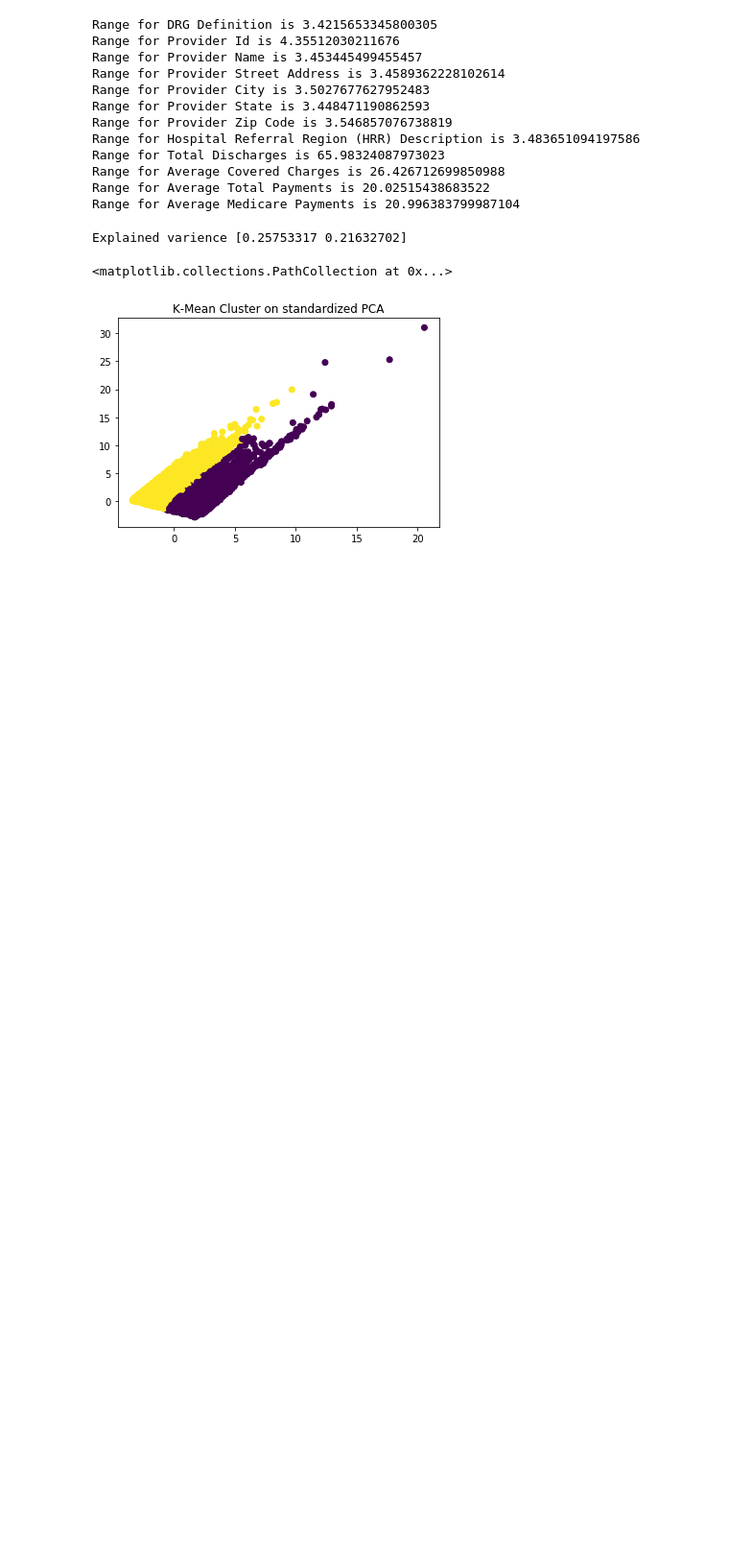
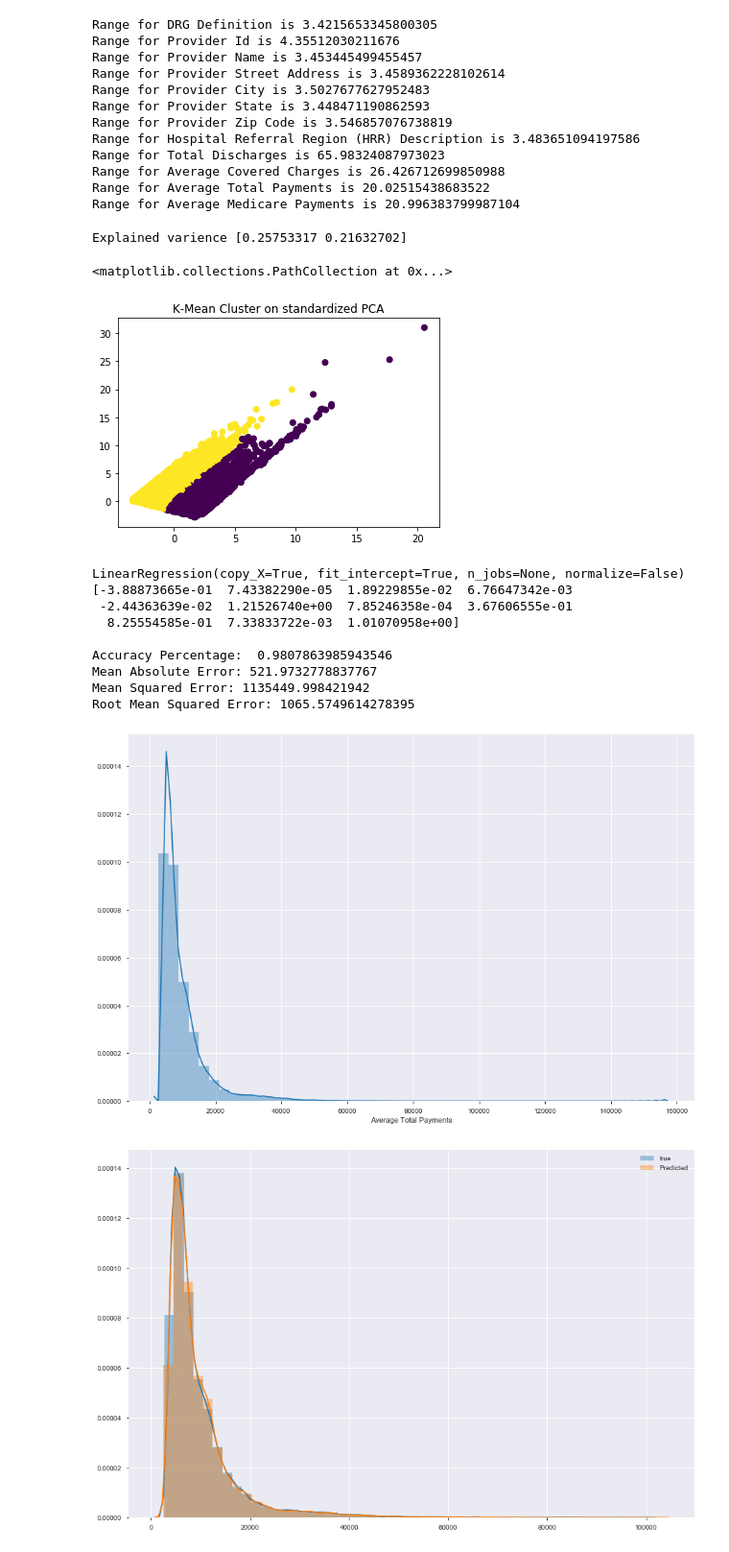
Before and after one commit to MBCoder123/DataMineProject, a Jupyter notebook: Project.ipynb, the cells around one changed output. Shown: that part at 96% size. Saved outputs shown, nothing was run; the diff lists cells and outputs as text; code cells hidden in the pictures; blank space fills up the shorter version.

```diff
--- a/Project.ipynb
+++ b/Project.ipynb
@@ -253,3 +226,58 @@ plt.scatter(result[0],result[1],c=colors)
 Explained varience [0.25753317 0.21632702]
 <matplotlib.collections.PathCollection at 0x...>
 [figure]
+# %%
+# Multiple Linear Regression Algorithm
+
+y = df['Average Total Payments'].values
+X = df.drop(columns='Average Total Payments').values
+# X.describe()
+plt.figure(0,figsize=(15,10))
+plt.tight_layout()
+sns.distplot(df['Average Total Payments'])
+
+
+
+
+X_train, X_test, y_train, y_test = train_test_split(X, y, test_size=0.2, random_state=0)
+regressor = LinearRegression()
+regressor.fit(X_train, y_train)
+print(regressor)
+
+coeff_df = regressor.coef_
+print(coeff_df)
+
+
+y_pred = regressor.predict(X_test)
+df_ML = pd.DataFrame({'Actual': y_test, 'Predicted': y_pred})
+# These graphs will be explained in the slides
+plt.figure(1,figsize=(15,10))
+sns.distplot(y_test,label='true')
+sns.distplot(y_pred,label='Predicted')
+plt.legend()
+print("\nAccuracy Percentage: ",regressor.score(X_test,y_test))
+df_ML.describe()
+
+
+# Alternate Graph
+# df1.plot(kind='bar',figsize=(10,8))
+# plt.grid(which='major', linestyle='-', linewidth='0.5', color='green')
+# plt.grid(which='minor', linestyle=':', linewidth='0.5', color='black')
+# plt.show()
+
+# Explain these in the presentation
+print('Mean Absolute Error:', metrics.mean_absolute_error(y_test, y_pred))
+print('Mean Squared Error:', metrics.mean_squared_error(y_test, y_pred))
+print('Root Mean Squared Error:', np.sqrt(metrics.mean_squared_error(y_test, y_pred)))
+# %% [output]
+LinearRegression(copy_X=True, fit_intercept=True, n_jobs=None, normalize=False)
+[-3.88873665e-01  7.43382290e-05  1.89229855e-02  6.76647342e-03
+ -2.44363639e-02  1.21526740e+00  7.85246358e-04  3.67606555e-01
+  8.25554585e-01  7.33833722e-03  1.01070958e+00]
+
+Accuracy Percentage:  0.9807863985943546
+Mean Absolute Error: 521.9732778837767
+Mean Squared Error: 1135449.998421942
+Root Mean Squared Error: 1065.5749614278395
+[figure, added]
+[figure, added]
```
Also changed, not shown: parts of 14 cells of this notebook.
